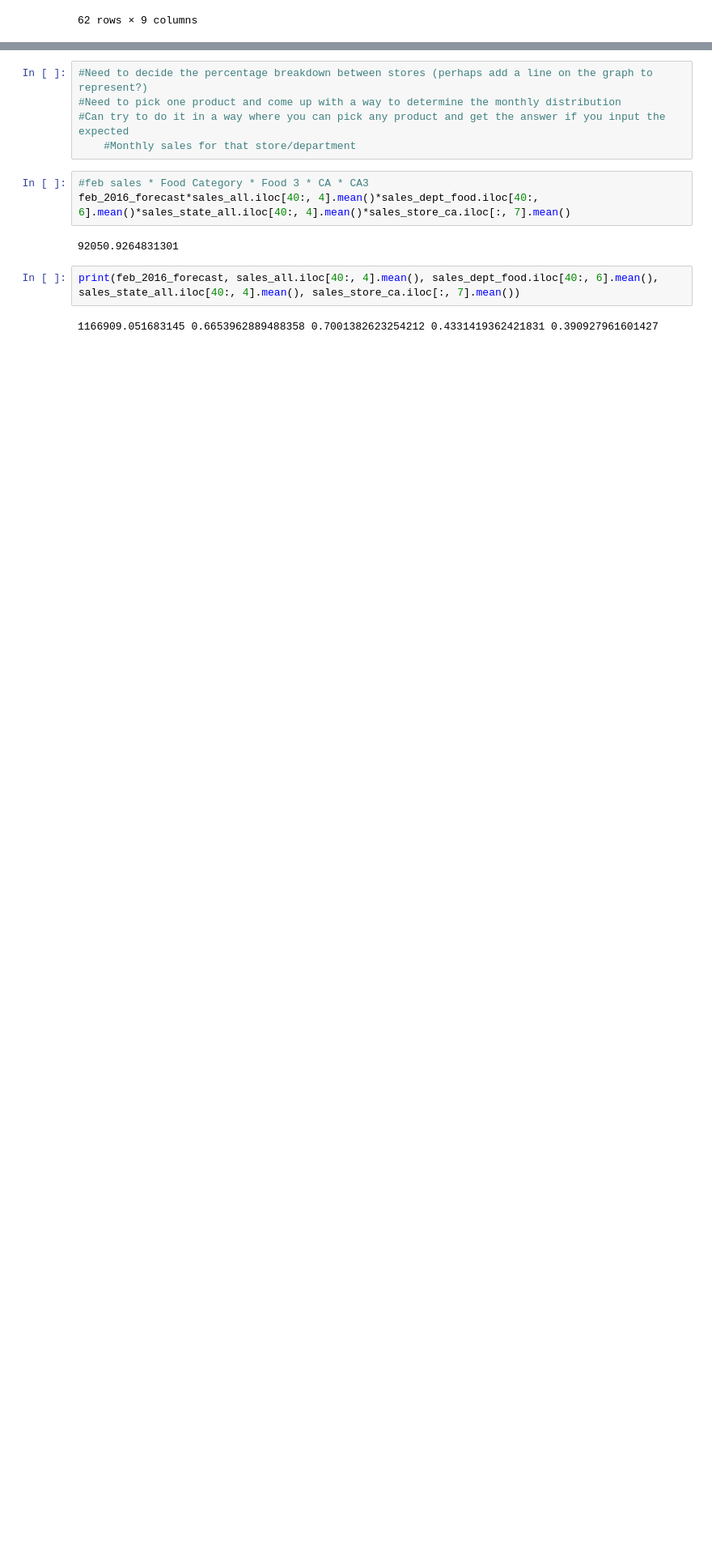
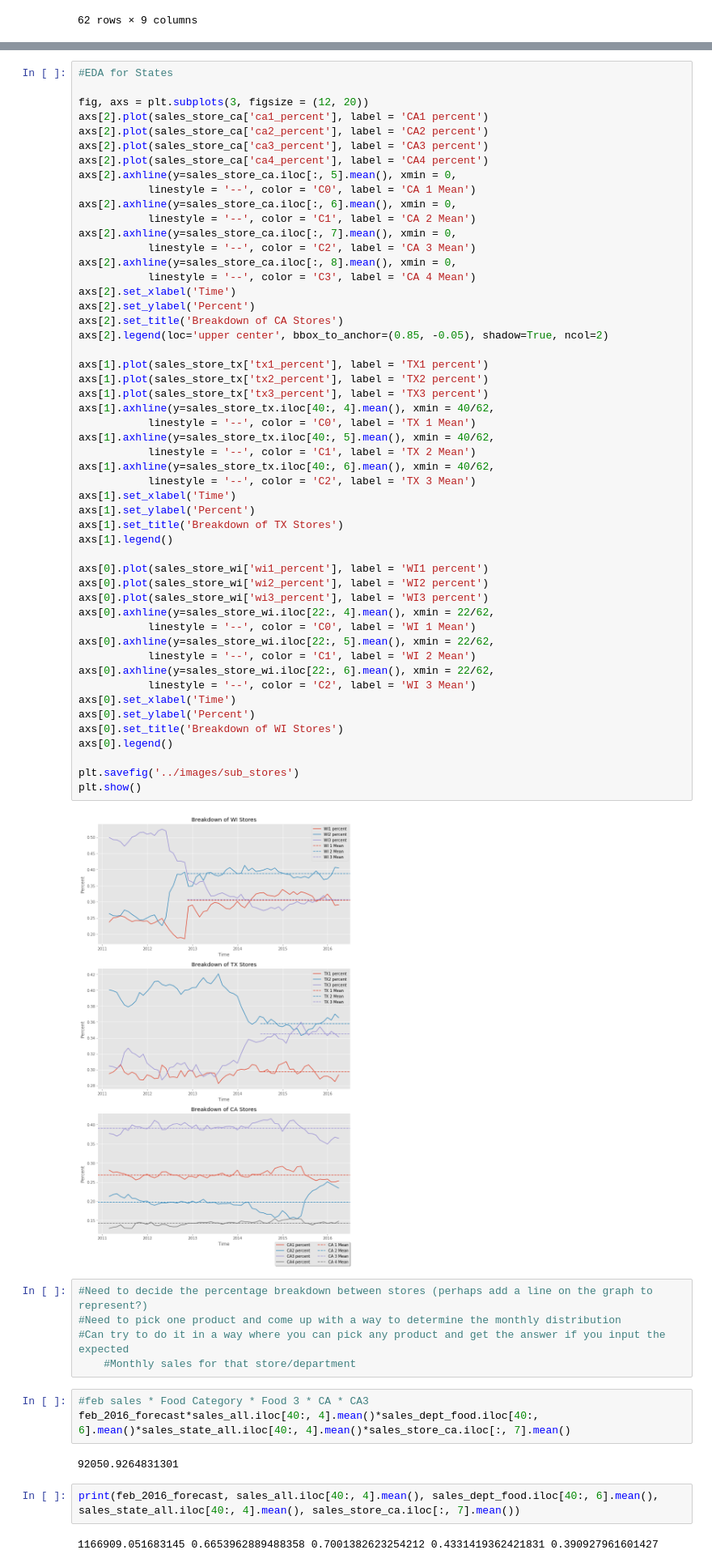
Before and after one commit to alecjonas/Forecasting_Walmart_Sales, a Jupyter notebook: notebooks/forecasting_and_eda1.ipynb, the cells around one changed output, grey strips where cells are left out. Shown at 81% size. Drawn from its saved outputs; the diff is of its cells as text; blank space fills up the shorter version.

```diff
--- a/notebooks/forecasting_and_eda1.ipynb
+++ b/notebooks/forecasting_and_eda1.ipynb
@@ -893,3 +971,56 @@ plt.show()
+# %%
+#EDA for States
+
+fig, axs = plt.subplots(3, figsize = (12, 20))
+axs[2].plot(sales_store_ca['ca1_percent'], label = 'CA1 percent')
+axs[2].plot(sales_store_ca['ca2_percent'], label = 'CA2 percent')
+axs[2].plot(sales_store_ca['ca3_percent'], label = 'CA3 percent')
+axs[2].plot(sales_store_ca['ca4_percent'], label = 'CA4 percent')
+axs[2].axhline(y=sales_store_ca.iloc[:, 5].mean(), xmin = 0,
+           linestyle = '--', color = 'C0', label = 'CA 1 Mean')
+axs[2].axhline(y=sales_store_ca.iloc[:, 6].mean(), xmin = 0,
+           linestyle = '--', color = 'C1', label = 'CA 2 Mean')
+axs[2].axhline(y=sales_store_ca.iloc[:, 7].mean(), xmin = 0,
+           linestyle = '--', color = 'C2', label = 'CA 3 Mean')
+axs[2].axhline(y=sales_store_ca.iloc[:, 8].mean(), xmin = 0,
+           linestyle = '--', color = 'C3', label = 'CA 4 Mean')
+axs[2].set_xlabel('Time')
+axs[2].set_ylabel('Percent')
+axs[2].set_title('Breakdown of CA Stores')
+axs[2].legend(loc='upper center', bbox_to_anchor=(0.85, -0.05), shadow=True, ncol=2)
+
+axs[1].plot(sales_store_tx['tx1_percent'], label = 'TX1 percent')
+axs[1].plot(sales_store_tx['tx2_percent'], label = 'TX2 percent')
+axs[1].plot(sales_store_tx['tx3_percent'], label = 'TX3 percent')
+axs[1].axhline(y=sales_store_tx.iloc[40:, 4].mean(), xmin = 40/62,
+           linestyle = '--', color = 'C0', label = 'TX 1 Mean')
+axs[1].axhline(y=sales_store_tx.iloc[40:, 5].mean(), xmin = 40/62,
+           linestyle = '--', color = 'C1', label = 'TX 2 Mean')
+axs[1].axhline(y=sales_store_tx.iloc[40:, 6].mean(), xmin = 40/62,
+           linestyle = '--', color = 'C2', label = 'TX 3 Mean')
+axs[1].set_xlabel('Time')
+axs[1].set_ylabel('Percent')
+axs[1].set_title('Breakdown of TX Stores')
+axs[1].legend()
+
+axs[0].plot(sales_store_wi['wi1_percent'], label = 'WI1 percent')
+axs[0].plot(sales_store_wi['wi2_percent'], label = 'WI2 percent')
+axs[0].plot(sales_store_wi['wi3_percent'], label = 'WI3 percent')
+axs[0].axhline(y=sales_store_wi.iloc[22:, 4].mean(), xmin = 22/62,
+           linestyle = '--', color = 'C0', label = 'WI 1 Mean')
+axs[0].axhline(y=sales_store_wi.iloc[22:, 5].mean(), xmin = 22/62,
+           linestyle = '--', color = 'C1', label = 'WI 2 Mean')
+axs[0].axhline(y=sales_store_wi.iloc[22:, 6].mean(), xmin = 22/62,
+           linestyle = '--', color = 'C2', label = 'WI 3 Mean')
+axs[0].set_xlabel('Time')
+axs[0].set_ylabel('Percent')
+axs[0].set_title('Breakdown of WI Stores')
+axs[0].legend()
+
+plt.savefig('../images/sub_stores')
+plt.show()
+# %% [output]
+[figure, added]
 # %%
 #Need to decide the percentage breakdown between stores (perhaps add a line on the graph to represent?)
 #Need to pick one product and come up with a way to determine the monthly distribution
```
Also changed, not shown: parts of 3 cells of this notebook, 6 other files.
